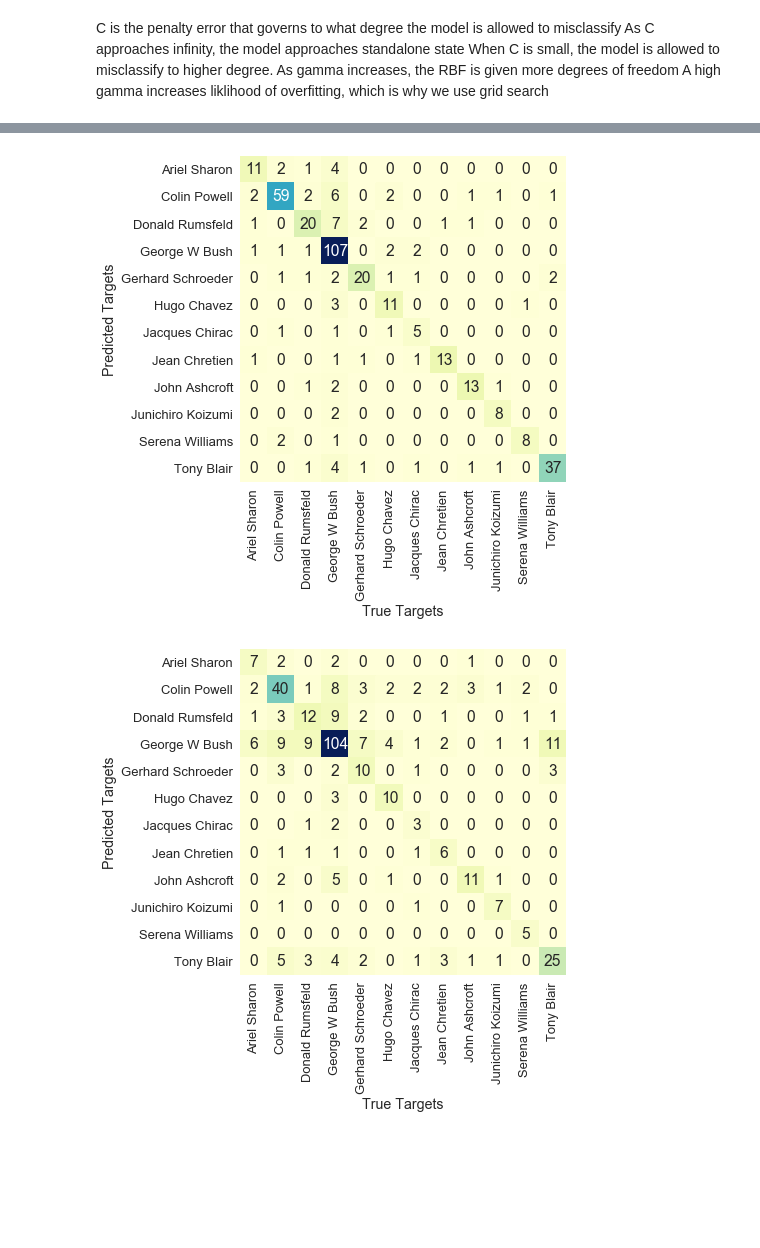
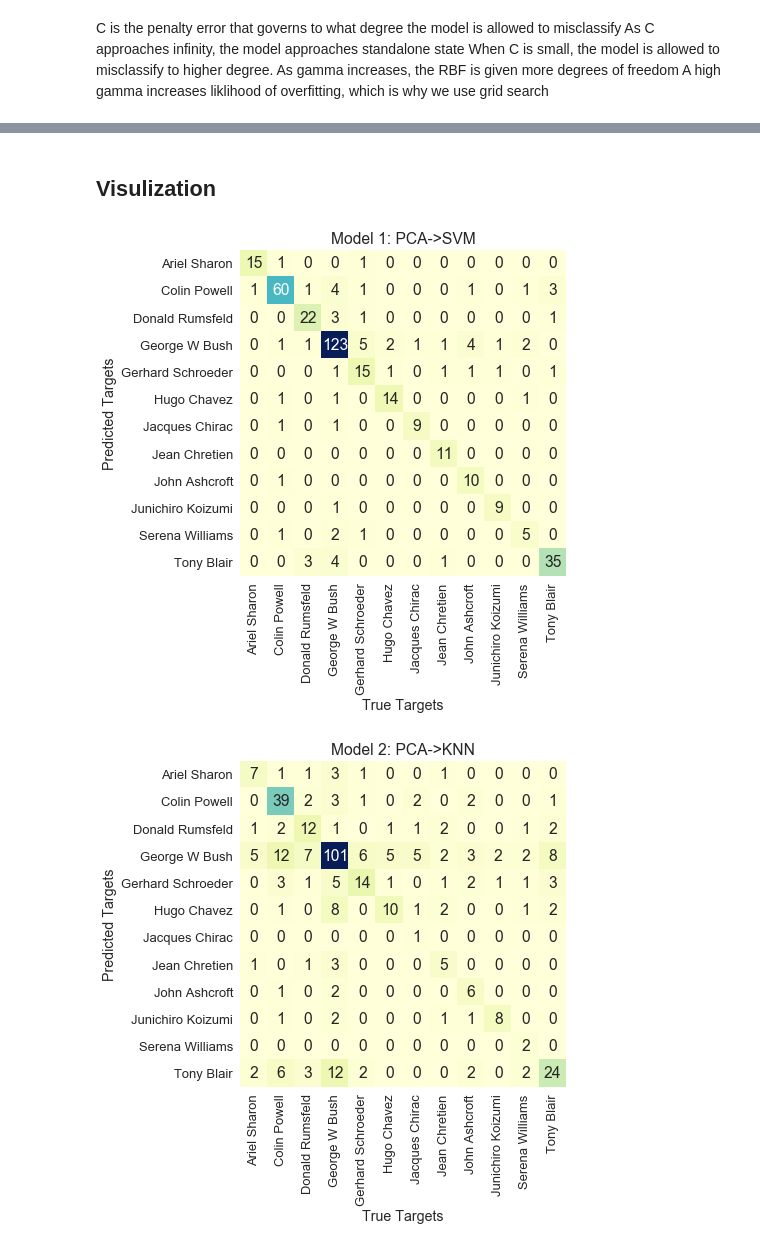
Before and after one commit to MengYao89/Data_Analysis, a Jupyter notebook: Jupyter/Face Recognition.ipynb, the cells around one changed output, grey strips where cells are left out. Drawn from its saved outputs; the diff is of its cells as text; code cells hidden in the pictures; blank space fills up the shorter version.

```diff
--- a/Jupyter/Face Recognition.ipynb
+++ b/Jupyter/Face Recognition.ipynb
@@ -86,0 +82,24 @@ from sklearn.decomposition import PCA
+# %%
+st_time = time()
+
+X_train_hog = np.zeros(X_train.shape)
+X_test_hog = np.zeros(X_test.shape)
+
+for i in range(X_train.shape[0]):
+    hog_vec, hog_vis = feature.hog(X_train[i].reshape(h,w), visualise=True)
+    X_train_hog[i] = hog_vis.flat
+for i in range(X_test.shape[0]):
+    hog_vec, hog_vis = feature.hog(X_test[i].reshape(h,w), visualise=True)
+    X_test_hog[i] = hog_vis.flat
+
+fig, ax = plt.subplots(1, 2, figsize=(10,4), sharex=True, sharey=True)
+
+ax[0].imshow(X_train[0].reshape(h,w), cmap='gray')
+ax[0].set_title('Original Image')
+ax[0].axis('off')
+
+ax[1].imshow(X_train_hog[0].reshape(h,w), cmap='gray')
+ax[1].set_title('HOG features')
+ax[1].axis('off')
+
+print('Done in: {:0.3f}s'.format(time()-st_time))
@@ -119,13 +129,13 @@ Done in: 0.261s
 # %%
 st_time = time()
 
-n_components = 120
+n_components = 200
 
-print("Extracting the top {} component from train set of {} faces.".format(n_components, X_train.shape[0]))
-pca = PCA(n_components=n_components, svd_solver='randomized', whiten=True).fit(X_train)
+print("Extracting the top {} component from HOG train set of {} faces.".format(n_components, X_train_hog.shape[0]))
+pca = PCA(n_components=n_components, svd_solver='randomized', whiten=True).fit(X_train_hog)
 eigenfaces = pca.components_.reshape((n_components, h, w))
-X_train_pca = pca.transform(X_train)
-X_test_pca = pca.transform(X_test)
+X_train_pca = pca.transform(X_train_hog)
+X_test_pca = pca.transform(X_test_hog)
 
 print('Done in: {:0.3f}s'.format(time()-st_time))
 # %% [output]
@@ -244,3 +247,5 @@ Done in: 2.938s
+# %% [markdown]
+## Visulization
 # %%
 import seaborn as sns
 from sklearn.metrics import confusion_matrix
@@ -255,21 +260,23 @@ sns.heatmap(mat_1.T, square=True, annot=True, fmt='d', cbar=False,
             xticklabels=ori_faces.target_names,
             yticklabels=ori_faces.target_names,
             cmap="YlGnBu")
+plt.title('Model 1: PCA->SVM')
 plt.xlabel('True Targets')
 plt.ylabel('Predicted Targets');
 # %% [output]
-[figure, old version]
+[figure, new version]
 # %%
 plt.figure(figsize=(10,6))
 sns.set(font_scale=1.3)
 sns.heatmap(mat_2.T, square=True, annot=True, fmt='d', cbar=False,
             xticklabels=ori_faces.target_names,
             yticklabels=ori_faces.target_names,
             cmap="YlGnBu")
+plt.title('Model 2: PCA->KNN')
 plt.xlabel('True Targets')
 plt.ylabel('Predicted Targets');
 # %% [output]
-[figure, old version]
+[figure, new version]
 # %%
 plt.figure(figsize=(10,6))
 sns.set(font_scale=1.3)
```
Also changed, not shown: parts of 21 cells of this notebook.
